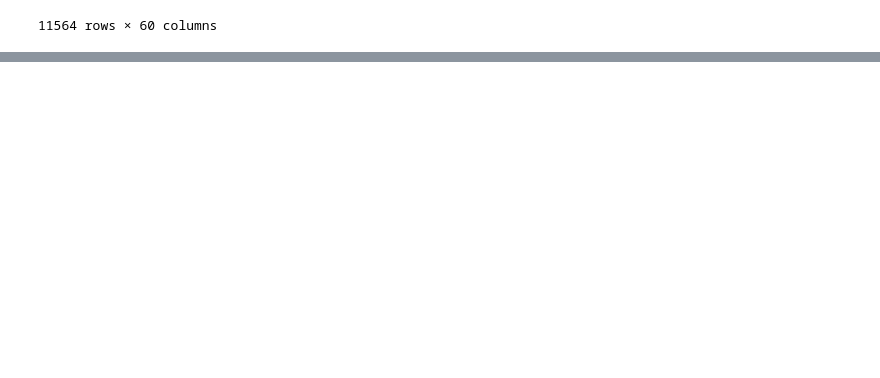
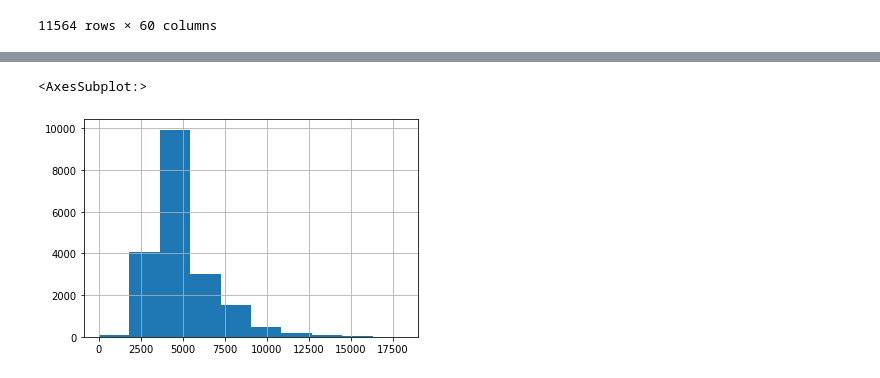
Before and after one commit to alexis-violeau/Augmented-Proposal---Challenge-Eleven, a Jupyter notebook: notebook_test.ipynb, the cells around one changed output, grey strips where cells are left out. Drawn from its saved outputs; the diff is of its cells as text; code cells hidden in the pictures; blank space fills up the shorter version.

```diff
--- a/notebook_test.ipynb
+++ b/notebook_test.ipynb
@@ -122,0 +182,7 @@ cat_features = []
+# %%
+df_sell['rooms'] = df_sell.apply(compute_number_of_rooms,axis=1)
+# %%
+df_sell.valm2[df_sell.valm2 < 20000].hist()
+# %% [output]
+<AxesSubplot:>
+[figure, added]
```
Also changed, not shown: parts of 13 cells of this notebook, 2 other files.
